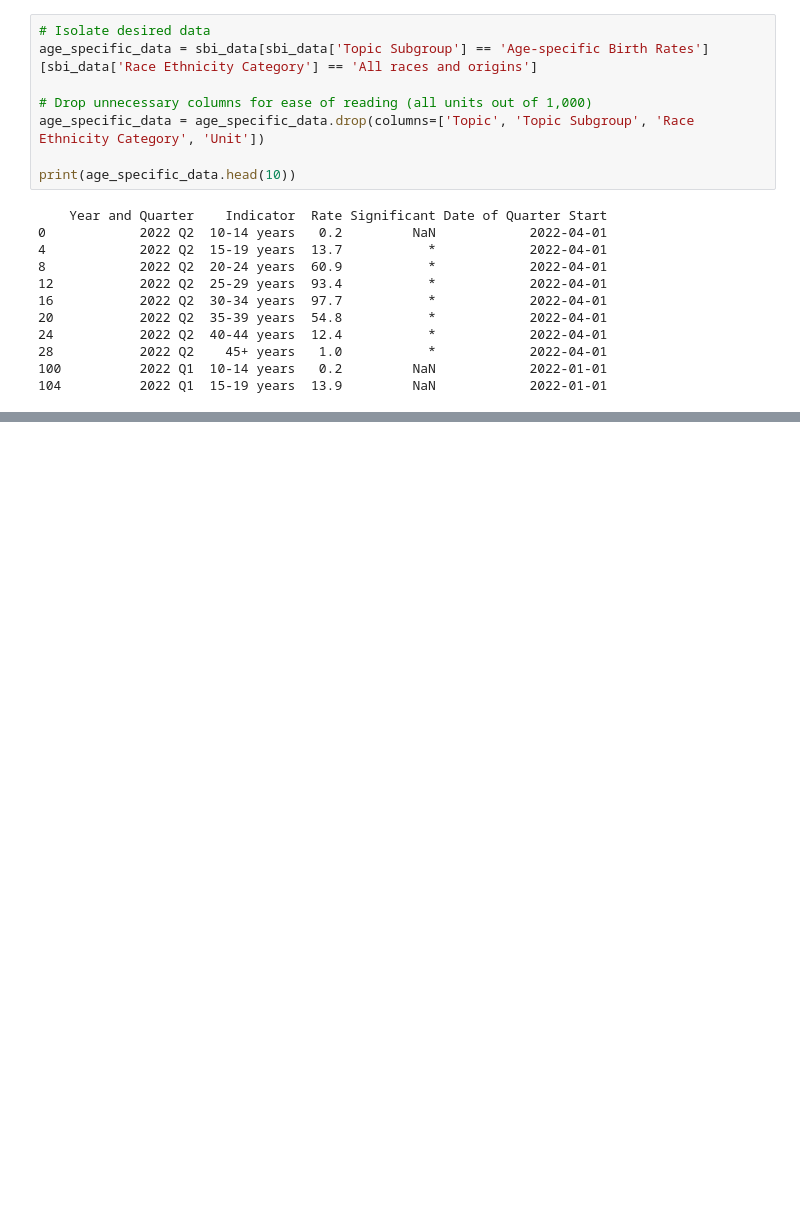
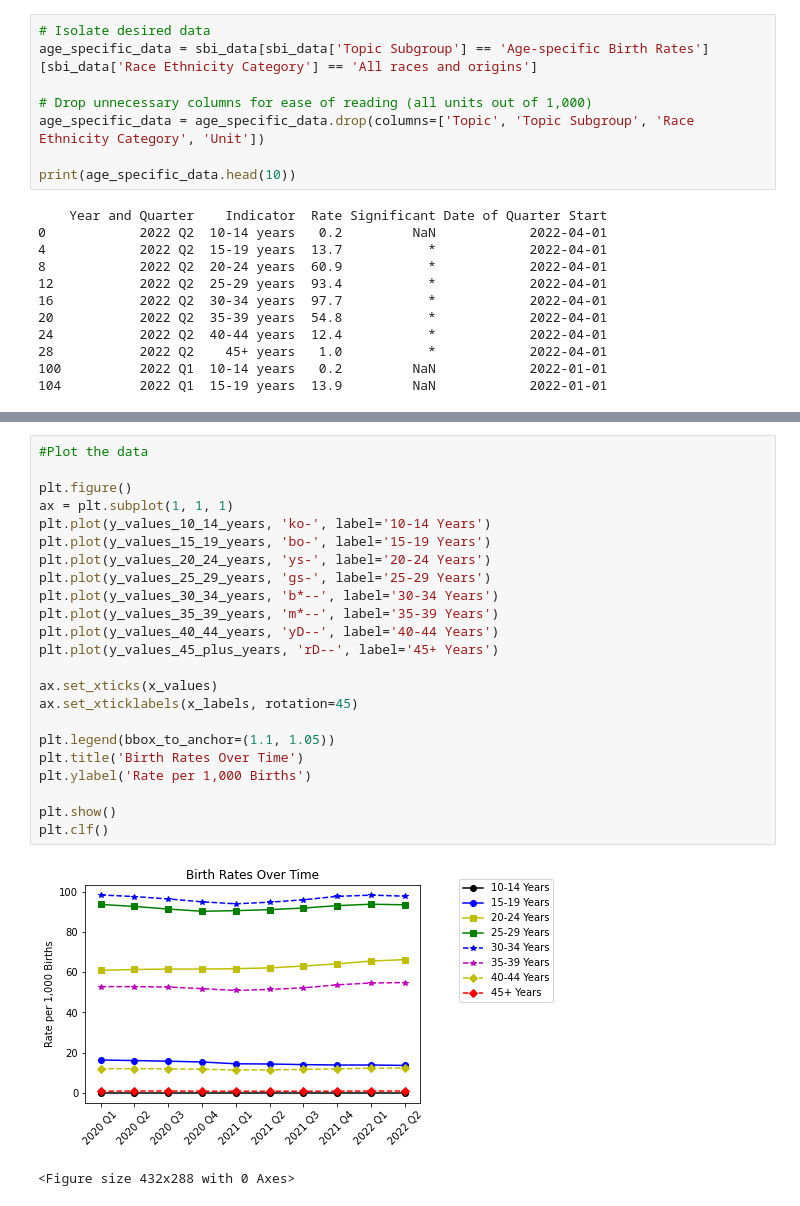
Before and after one commit to luvmonkey/Selected-Birth-Indicators, a Jupyter notebook: EDA Selected Birth Indicators.ipynb, the cells around one changed output, grey strips where cells are left out. Drawn from its saved outputs; the diff is of its cells as text; blank space fills up the shorter version.

Commit message:
graphed birth rates over time

```diff
--- a/EDA Selected Birth Indicators.ipynb
+++ b/EDA Selected Birth Indicators.ipynb
@@ -419,0 +457,26 @@ print(age_specific_data.head(10))
+# %%
+#Plot the data
+
+plt.figure()
+ax = plt.subplot(1, 1, 1)
+plt.plot(y_values_10_14_years, 'ko-', label='10-14 Years')
+plt.plot(y_values_15_19_years, 'bo-', label='15-19 Years')
+plt.plot(y_values_20_24_years, 'ys-', label='20-24 Years')
+plt.plot(y_values_25_29_years, 'gs-', label='25-29 Years')
+plt.plot(y_values_30_34_years, 'b*--', label='30-34 Years')
+plt.plot(y_values_35_39_years, 'm*--', label='35-39 Years')
+plt.plot(y_values_40_44_years, 'yD--', label='40-44 Years')
+plt.plot(y_values_45_plus_years, 'rD--', label='45+ Years')
+
+ax.set_xticks(x_values)
+ax.set_xticklabels(x_labels, rotation=45)
+
+plt.legend(bbox_to_anchor=(1.1, 1.05))
+plt.title('Birth Rates Over Time')
+plt.ylabel('Rate per 1,000 Births')
+
+plt.show()
+plt.clf()
+# %% [output]
+[figure, added]
+<Figure size 432x288 with 0 Axes>
```
Also changed, not shown: parts of 1 cell of this notebook.
